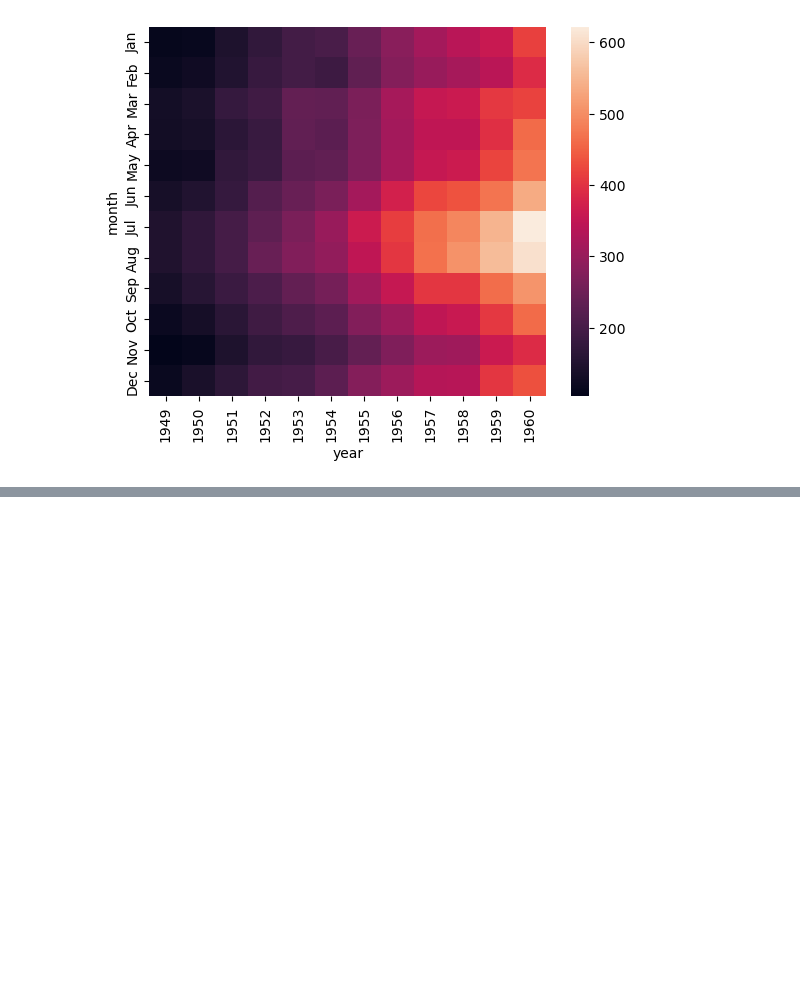
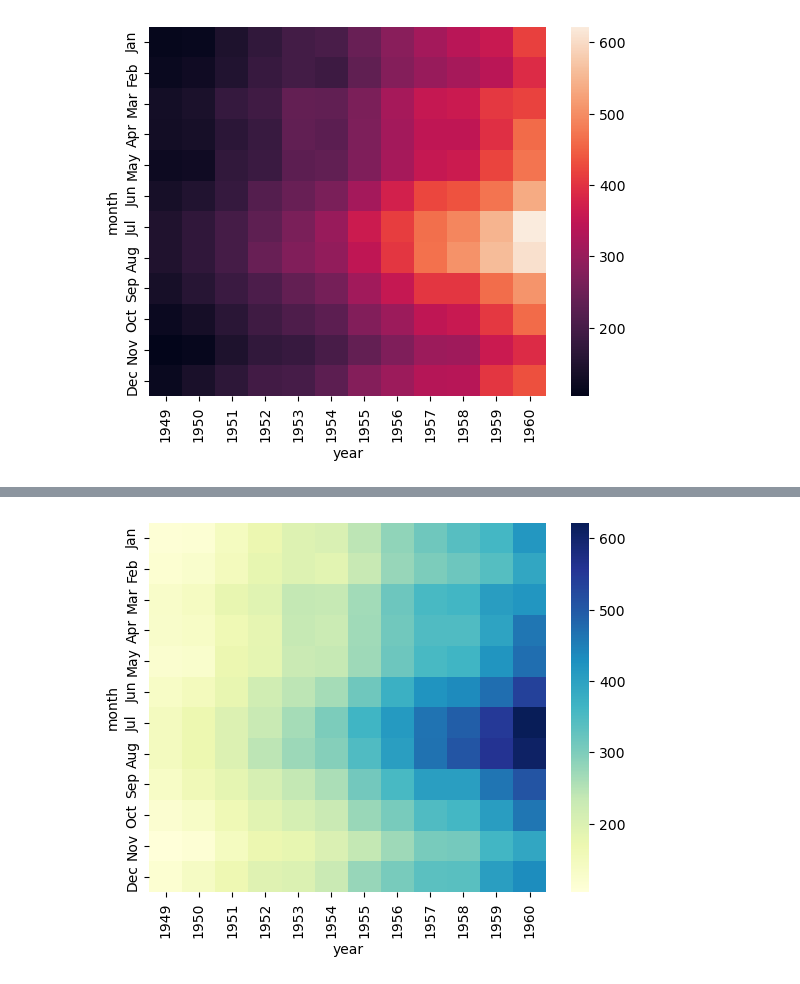
Before and after one commit to aaditya-pdgupta/Python_Course, a Jupyter notebook: Heat_Map_2.ipynb, the cells around one changed output, grey strips where cells are left out. Drawn from its saved outputs; the diff is of its cells as text; code cells hidden in the pictures; blank space fills up the shorter version.

```diff
--- a/Heat_Map_2.ipynb
+++ b/Heat_Map_2.ipynb
@@ -12,0 +19,4 @@ heat_map = sns.heatmap(flights)
+# %%
+heat_map_2 = sns.heatmap(flights, cmap = 'YlGnBu') # cmap is used to define the color map of the heatmap.
+# %% [output]
+[figure, added]
```
Also changed, not shown: parts of 2 cells of this notebook.
